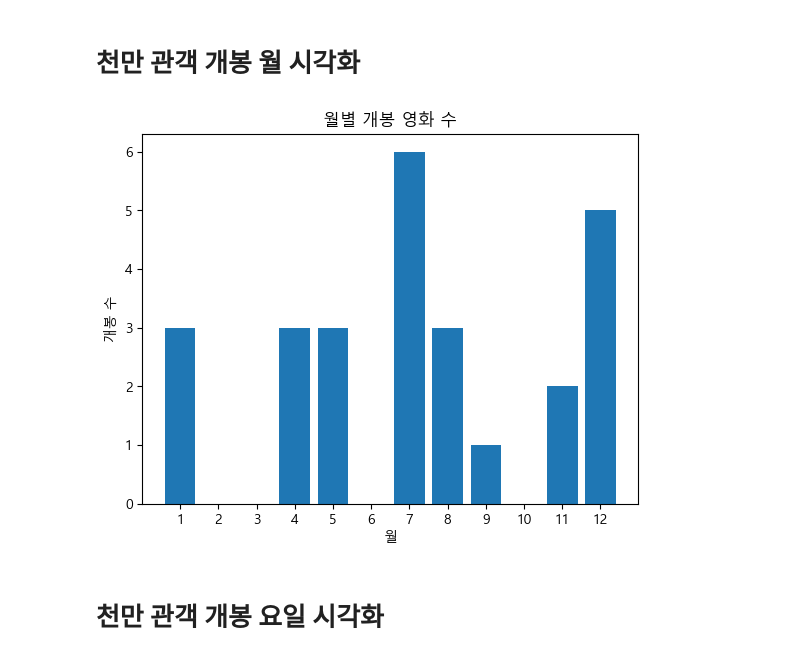
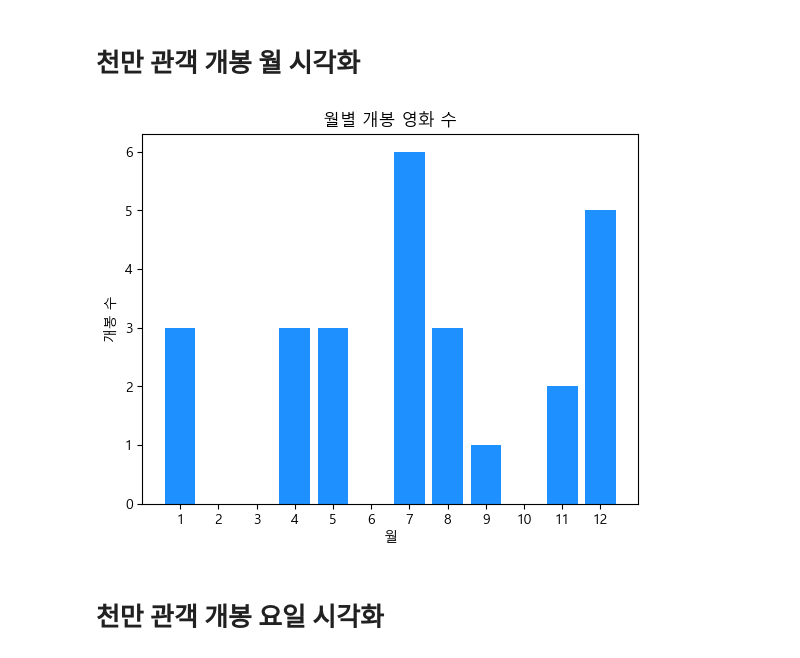
Before and after one commit to wonyounging/1_Project, a Jupyter notebook: 분석_천만관객 영화 특징_최종.ipynb, the cells around one changed output. Drawn from its saved outputs; the diff is of its cells as text; code cells hidden in the pictures.

```diff
--- a/분석_천만관객 영화 특징_최종.ipynb
+++ b/분석_천만관객 영화 특징_최종.ipynb
@@ -295,16 +295,16 @@ movie_1000
 # %%
 # 개봉월별 개봉영화 수 계산
 monthly_counts = movie_1000['개봉월'].value_counts().sort_index()
 
 # 그래프 그리기
-plt.bar(monthly_counts.index, monthly_counts.values)
+plt.bar(monthly_counts.index, monthly_counts.values, color='dodgerblue')
 plt.xlabel('월')
 plt.ylabel('개봉 수')
 plt.title('월별 개봉 영화 수')
 plt.xticks(range(1, 13))
 plt.show()
 # %% [output]
-[figure, old version]
+[figure, new version]
 # %% [markdown]
 # 천만 관객 개봉 요일 시각화
 # %%
```
Also changed, not shown: parts of 12 cells of this notebook, 1 other file.
